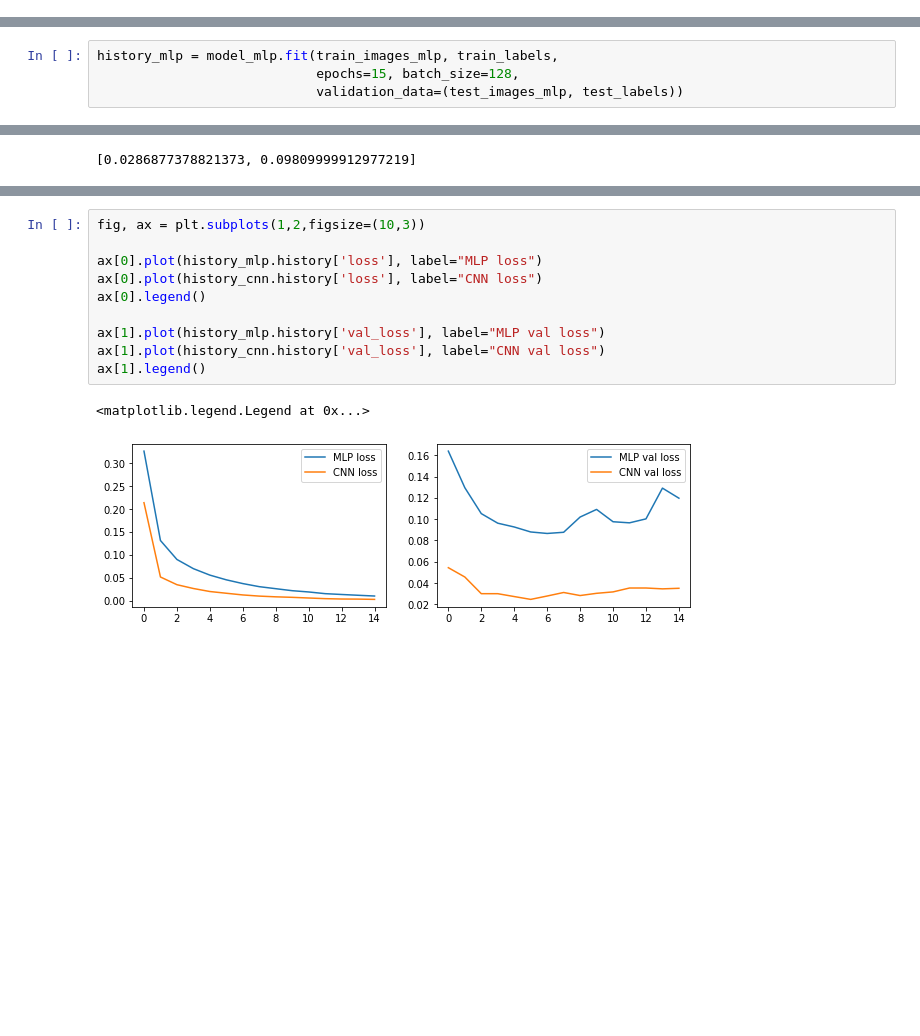
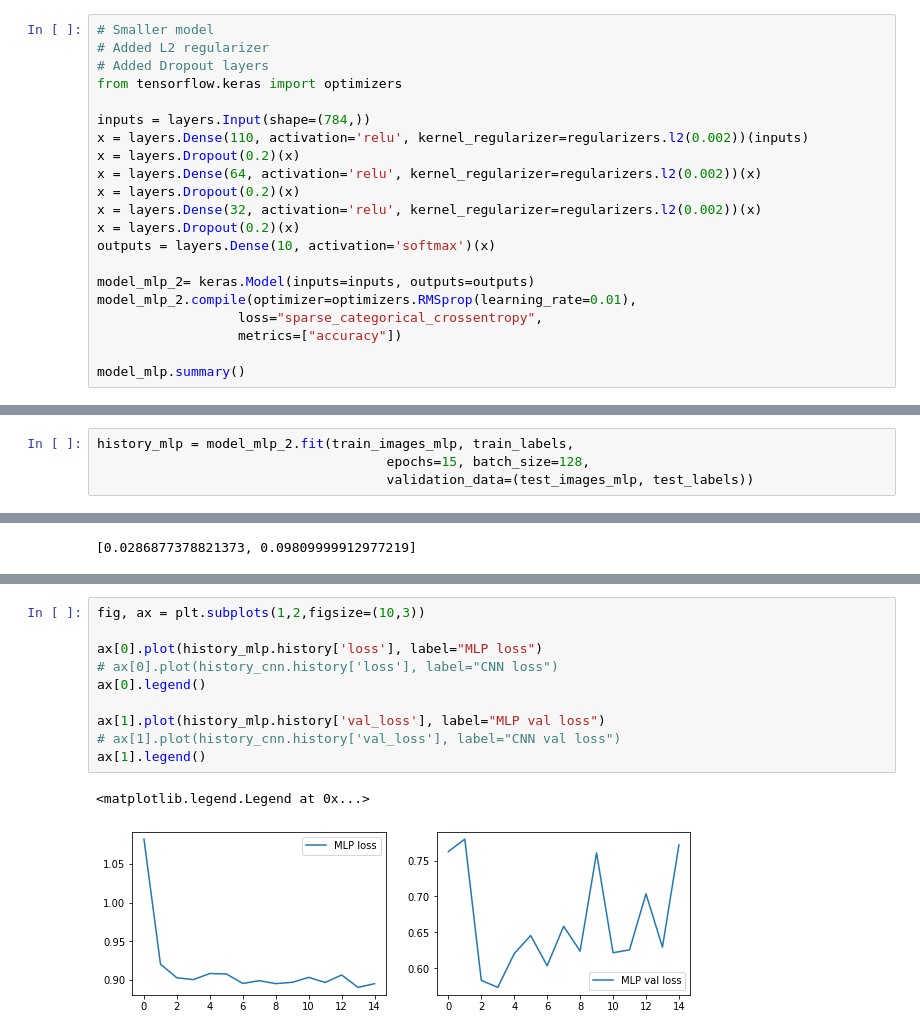
Before and after one commit to DaneshJoy/DeepLearning_Practical, a Jupyter notebook: Codes/MNIST_MLP_vs_CNN.ipynb, the cells around one changed output, grey strips where cells are left out. Cells and saved outputs as stored; diff of their text form; blank space fills up the shorter version.

```diff
--- a/Codes/MNIST_MLP_vs_CNN.ipynb
+++ b/Codes/MNIST_MLP_vs_CNN.ipynb
@@ -49,0 +32,21 @@ _________________________________________________________________
+# %%
+# Smaller model
+# Added L2 regularizer
+# Added Dropout layers
+from tensorflow.keras import optimizers
+
+inputs = layers.Input(shape=(784,))
+x = layers.Dense(110, activation='relu', kernel_regularizer=regularizers.l2(0.002))(inputs)
+x = layers.Dropout(0.2)(x)
+x = layers.Dense(64, activation='relu', kernel_regularizer=regularizers.l2(0.002))(x)
+x = layers.Dropout(0.2)(x)
+x = layers.Dense(32, activation='relu', kernel_regularizer=regularizers.l2(0.002))(x)
+x = layers.Dropout(0.2)(x)
+outputs = layers.Dense(10, activation='softmax')(x)
+
+model_mlp_2= keras.Model(inputs=inputs, outputs=outputs)
+model_mlp_2.compile(optimizer=optimizers.RMSprop(learning_rate=0.01),
+                  loss="sparse_categorical_crossentropy",
+                  metrics=["accuracy"])
+
+model_mlp.summary()
@@ -94,8 +115,8 @@ model_cnn.save("model_cnn.keras")
 # %% [markdown]
 ## Train MLP Model
 # %%
-history_mlp = model_mlp.fit(train_images_mlp, train_labels,
-                            epochs=15, batch_size=128,
-                            validation_data=(test_images_mlp, test_labels))
+history_mlp = model_mlp_2.fit(train_images_mlp, train_labels,
+                                     epochs=15, batch_size=128,
+                                     validation_data=(test_images_mlp, test_labels))
 # %% [output]
 Epoch 1/15
@@ -167,13 +188,13 @@ ax[1].legend()
 # %%
 fig, ax = plt.subplots(1,2,figsize=(10,3))
 
 ax[0].plot(history_mlp.history['loss'], label="MLP loss")
-ax[0].plot(history_cnn.history['loss'], label="CNN loss")
+# ax[0].plot(history_cnn.history['loss'], label="CNN loss")
 ax[0].legend()
 
 ax[1].plot(history_mlp.history['val_loss'], label="MLP val loss")
-ax[1].plot(history_cnn.history['val_loss'], label="CNN val loss")
+# ax[1].plot(history_cnn.history['val_loss'], label="CNN val loss")
 ax[1].legend()
 # %% [output]
 <matplotlib.legend.Legend at 0x...>
-[figure, old version]
+[figure, new version]
```
Also changed, not shown: parts of 5 cells of this notebook.
